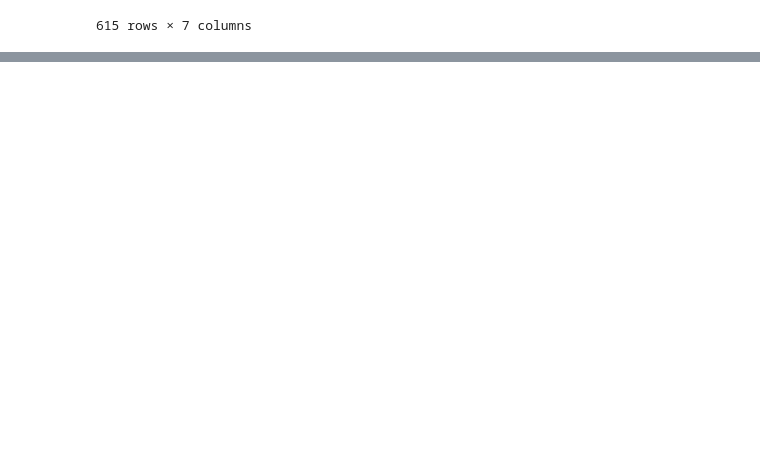
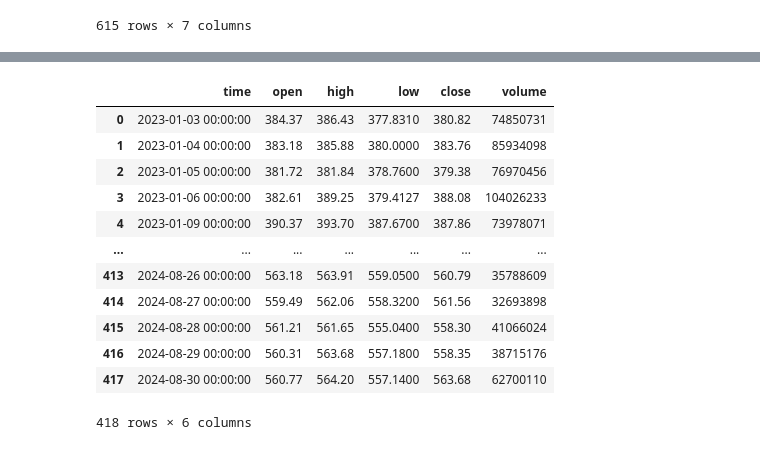
Before and after one commit to Belayohio/project_1, a Jupyter notebook: MP_work_notebook.ipynb, the cells around one changed output, grey strips where cells are left out. Saved outputs shown, nothing was run; the diff lists cells and outputs as text; code cells hidden in the pictures; blank space fills up the shorter version.

```diff
--- a/MP_work_notebook.ipynb
+++ b/MP_work_notebook.ipynb
@@ -202,0 +217,17 @@ amd_df
+# %%
+snp_500_df = fetch_data('SPY', '2023-01-01', '2024-09-01')
+snp_500_df
+# %% [output]
+|  | time | open | high | low | close | volume |
+| 0 | 2023-01-03 00:00:00 | 384.37 | 386.43 | 377.8310 | 380.82 | 74850731 |
+| 1 | 2023-01-04 00:00:00 | 383.18 | 385.88 | 380.0000 | 383.76 | 85934098 |
+| 2 | 2023-01-05 00:00:00 | 381.72 | 381.84 | 378.7600 | 379.38 | 76970456 |
+| 3 | 2023-01-06 00:00:00 | 382.61 | 389.25 | 379.4127 | 388.08 | 104026233 |
+| 4 | 2023-01-09 00:00:00 | 390.37 | 393.70 | 387.6700 | 387.86 | 73978071 |
+| ... | ... | ... | ... | ... | ... | ... |
+| 413 | 2024-08-26 00:00:00 | 563.18 | 563.91 | 559.0500 | 560.79 | 35788609 |
+| 414 | 2024-08-27 00:00:00 | 559.49 | 562.06 | 558.3200 | 561.56 | 32693898 |
+| 415 | 2024-08-28 00:00:00 | 561.21 | 561.65 | 555.0400 | 558.30 | 41066024 |
+| 416 | 2024-08-29 00:00:00 | 560.31 | 563.68 | 557.1800 | 558.35 | 38715176 |
+| 417 | 2024-08-30 00:00:00 | 560.77 | 564.20 | 557.1400 | 563.68 | 62700110 |
+418 rows × 6 columns
```
Also changed, not shown: parts of 4 cells of this notebook.
